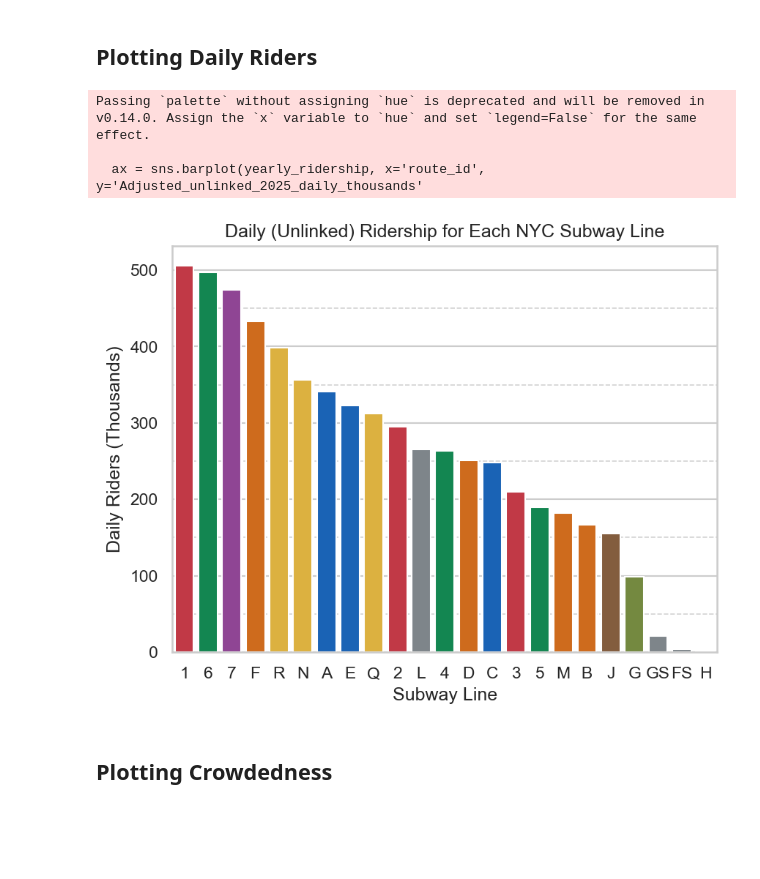
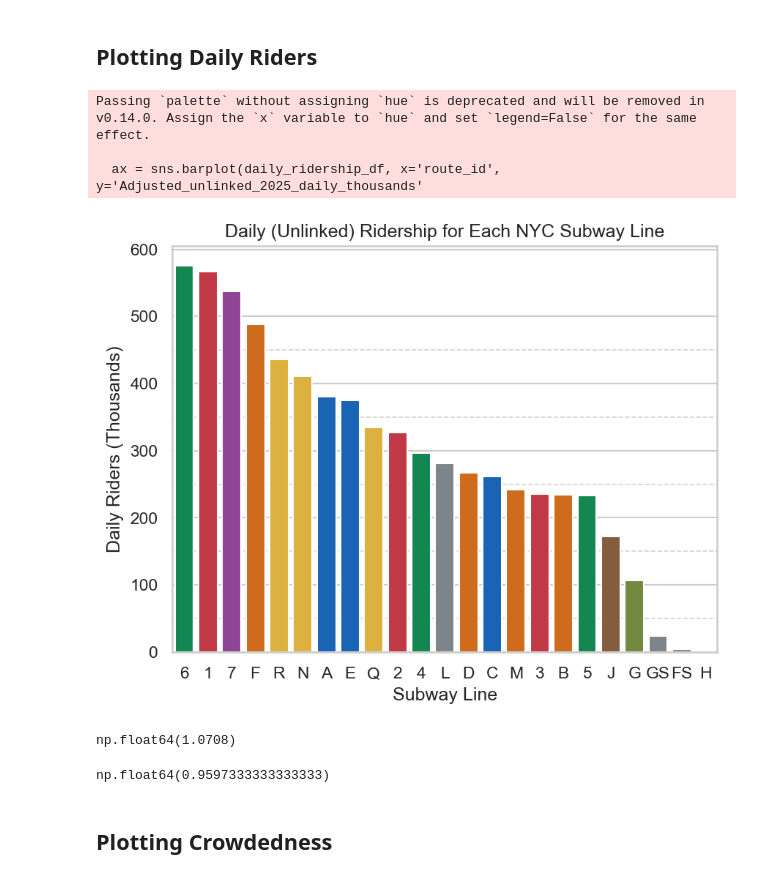
Before and after one commit to gregfeliu/NYC-Subway-Frequencies, a Jupyter notebook: Notebooks_Ridership/1a.Subway_Service_Ridership_Analysis.ipynb, the cells around one changed output. Saved outputs shown, nothing was run; the diff lists cells and outputs as text; code cells hidden in the pictures; blank space fills up the shorter version.

Commit message:
updating daily ridership numbers

```diff
--- a/Notebooks_Ridership/1a.Subway_Service_Ridership_Analysis.ipynb
+++ b/Notebooks_Ridership/1a.Subway_Service_Ridership_Analysis.ipynb
@@ -90,21 +115,42 @@ Passing `palette` without assigning `hue` is deprecated and will be removed in v
 [figure]
 # %% [markdown]
 ## Plotting Daily Riders
+# %%
+color_list_daily = [ '#009952', '#D82233', '#9A38A1', '#EB6800', '#F6BC26', '#F6BC26'
+              , '#0062CF', '#0062CF', '#F6BC26', '#D82233', '#009952',
+              '#7C858C',   '#EB6800', '#0062CF',  '#EB6800', '#D82233',  '#EB6800'
+              ,'#009952', '#8E5C33', '#799534', '#7C858C','#7C858C', '#7C858C']
+daily_ridership_df = yearly_ridership.sort_values(by='Adjusted_unlinked_2025_daily_thousands', ascending=False)
 # %%
-ax = sns.barplot(yearly_ridership, x='route_id', y='Adjusted_unlinked_2025_daily_thousands'
-            , palette=sns.color_palette(color_list))
+ax = sns.barplot(daily_ridership_df, x='route_id', y='Adjusted_unlinked_2025_daily_thousands'
+            , palette=sns.color_palette(color_list_daily))
 for y in range(0, 500, 50):
     ax.axhline(y=y, linestyle='--', color='lightgray', linewidth=0.8, zorder=0)
 ax.set_title("Daily (Unlinked) Ridership for Each NYC Subway Line")
 ax.set_ylabel("Daily Riders (Thousands)")
 ax.set_xlabel("Subway Line")
 fig = ax.get_figure()
 fig.savefig("../saved_data/daily_service_ridership_plot.png")
 # %% [output]
 Passing `palette` without assigning `hue` is deprecated and will be removed in v0.14.0. Assign the `x` variable to `hue` and set `legend=False` for the same effect.
 
-  ax = sns.barplot(yearly_ridership, x='route_id', y='Adjusted_unlinked_2025_daily_thousands'
+  ax = sns.barplot(daily_ridership_df, x='route_id', y='Adjusted_unlinked_2025_daily_thousands'
-[figure, old version]
+[figure, new version]
+# %%
+# comparisons to MTA numbers
+mta_a_c_daily = 600000
+a_c_daily_ridership = daily_ridership_df[daily_ridership_df['route_id'].isin(['A', 'C'])]['Adjusted_unlinked_2025_daily_thousands'].sum() * 1000
+# 7 % difference for A/C!
+a_c_daily_ridership / mta_a_c_daily
+# %% [output]
+np.float64(1.0708)
+# %%
+mta_6_daily = 600000
+daily_ridership_6 = daily_ridership_df[daily_ridership_df['route_id'].isin(['6'])]['Adjusted_unlinked_2025_daily_thousands'].sum() * 1000
+# 4% difference for A/C!
+daily_ridership_6 / mta_6_daily
+# %% [output]
+np.float64(0.9597333333333333)
 # %% [markdown]
 ## Plotting Crowdedness
 # %%
```
Also changed, not shown: parts of 4 cells of this notebook, 2 other files.
